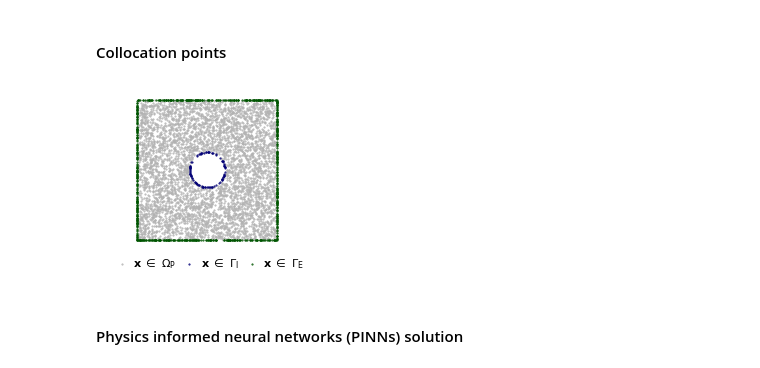
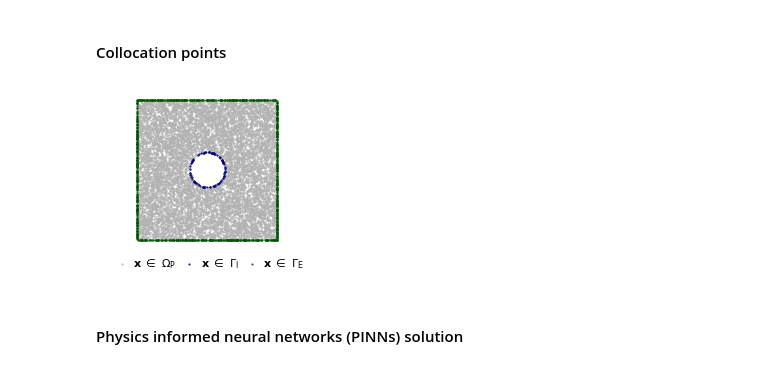
Before and after one commit to oscar-rincon/scattering-problem, a Jupyter notebook: main/analysis_scat_circ.ipynb, the cells around one changed output. Cells and saved outputs as stored; diff of their text form; code cells hidden in the pictures.

```diff
--- a/main/analysis_scat_circ.ipynb
+++ b/main/analysis_scat_circ.ipynb
@@ -124,20 +127,20 @@ Maximum Time: 3.394 seconds
 #### Collocation points
 # %%
 # Parameters
-n_Omega_P = 5_000        # Number of points inside the annular region
+n_Omega_P = 10_000        # Number of points inside the annular region
 n_Gamma_I = 100          # Number of points on the inner boundary (r = r_i)
-n_Gamma_E = 200          # Number of points on the outer boundary (r = r_e)
+n_Gamma_E = 250          # Number of points on the outer boundary (r = r_e)
 r_i = np.pi / 4          # Inner radius
 l_e = np.pi              # Length of the semi-edge of the square
 k = 3.0                  # Wave number
 iter = 0                 # Iteration counter
 side_length = 2 * l_e    # Side length of the square
 
 # Generate points
 x_f, y_f, x_inner, y_inner, x_left, y_left, x_right, y_right, x_bottom, y_bottom, x_top, y_top = generate_points(n_Omega_P, side_length, r_i, n_Gamma_I, n_Gamma_E)
 plot_points(x_f, y_f, x_inner, y_inner, x_left, y_left, x_right, y_right, x_bottom, y_bottom, x_top, y_top)
 # %% [output]
-[figure, old version]
+[figure, new version]
 # %% [markdown]
 #### Physics informed neural networks (PINNs) solution
 # %%
```
Also changed, not shown: parts of 10 cells of this notebook, 14 other files.
